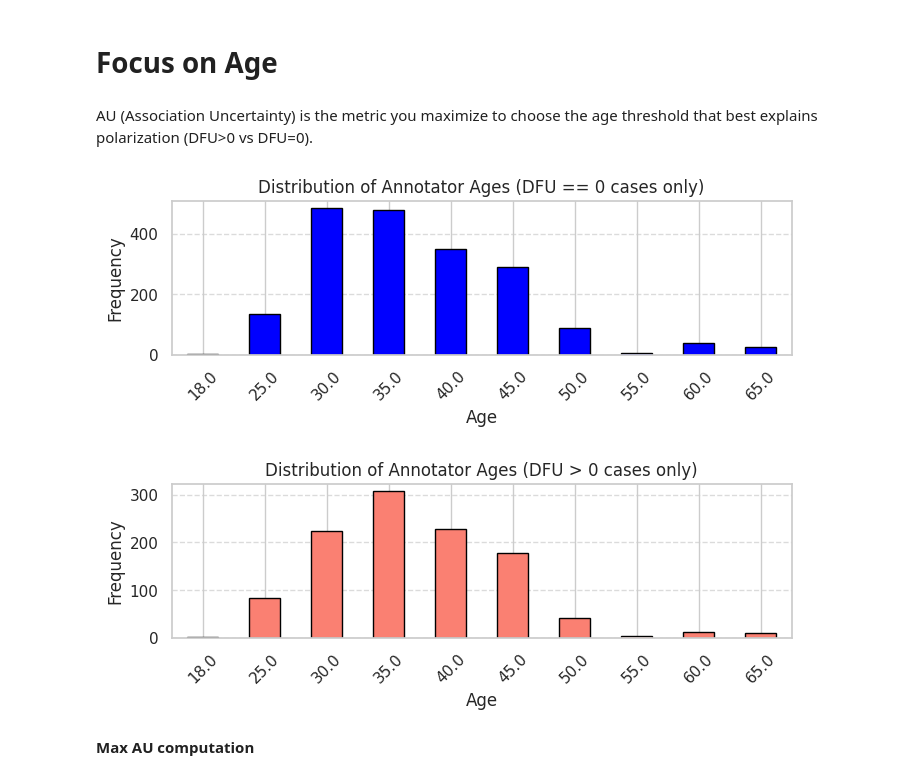
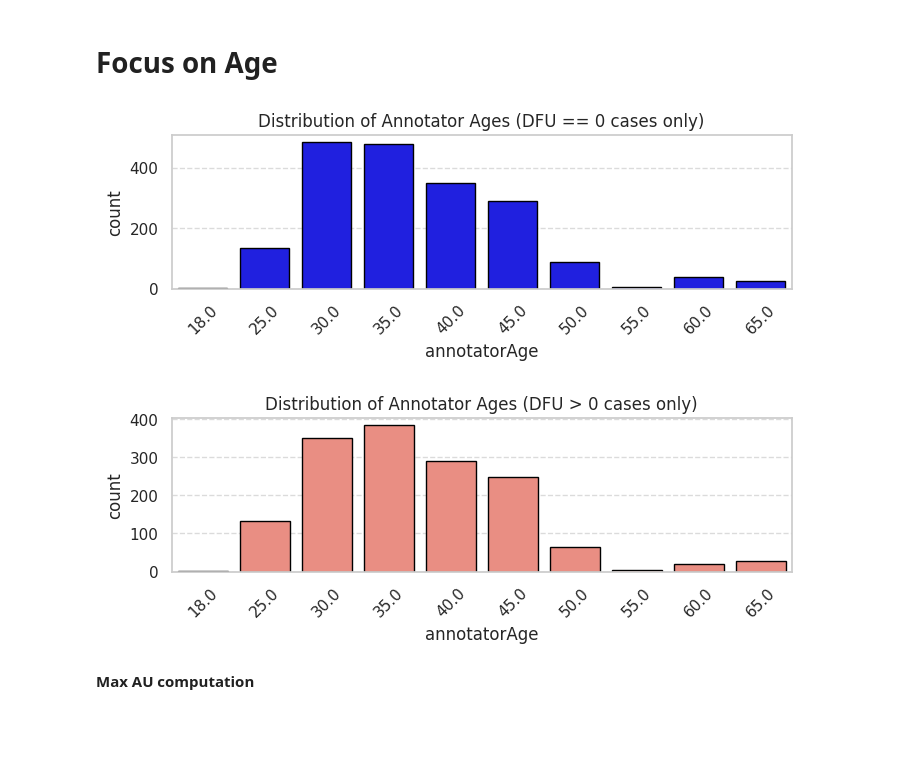
Before and after one commit to Swkratis210204/llm-dfu-bias-study, a Jupyter notebook: Thesis/Code/ThesisCodef.ipynb, the cells around one changed output. Cells and saved outputs as stored; diff of their text form; code cells hidden in the pictures; blank space fills up the shorter version.

```diff
--- a/Thesis/Code/ThesisCodef.ipynb
+++ b/Thesis/Code/ThesisCodef.ipynb
@@ -86,0 +76,3 @@ Tweet: """I am happy to report that drowning does kill this demonic entity. Oh h
+# %%
+cols_to_remove = ['bert', 'toany']
+df = df.drop(columns=[c for c in cols_to_remove if c in df.columns])
@@ -298,19 +251,18 @@ all_scores = [s for sublist in df["toyou"] for s in sublist if pd.notna(s)]
 counts = pd.Series(all_scores).value_counts().sort_index()
 
 # --- Plot histogram ---
-plt.figure(figsize=(8, 3.5))
-ax = sns.barplot(x=counts.index, y=counts.values, color="#4B8BBE", edgecolor="black")
+plt.figure(figsize=(8, 4))
+ax = sns.barplot(x=counts.index, y=counts.values, color="#4B9CD3", edgecolor="black")
 
 # Add value labels above bars
 for i, v in enumerate(counts.values):
     ax.text(i, v + 0.5, f"{int(v)}", ha="center", va="bottom", fontsize=10)
 
-plt.title("Distribution of 'toyou' Annotation Scores", fontsize=13, weight="bold")
+plt.title("Distribution of the Toxicity Ratings", fontsize=13, weight="bold")
 plt.xlabel("Toxicity Rating (1–5)")
 plt.ylabel("Count")
 plt.xticks(range(0, len(counts)))
 plt.grid(axis="y", linestyle="--", alpha=0.6)
 plt.tight_layout()
-plt.savefig("figures/toyou_hist.png", dpi=300, bbox_inches="tight")
 plt.show()
 # %% [output]
@@ -1027,15 +740,0 @@ plt.show()
-# %%
-df = att_train[["annotatorRace", "DFU"]].explode("annotatorRace")
-
-contingency = pd.crosstab(df["annotatorRace"], df["DFU"] > 0)
-
-print("Contingency table (rows=Race, cols=DFU>0):")
-print(contingency)
-
-chi2, p, dof, expected = chi2_contingency(contingency)
-
-print("\nChi-square test results:")
-print(f"χ² = {chi2:.3f}, df = {dof}, p-value = {p:.4f}")
-
-print("\nExpected counts under independence:")
-print(pd.DataFrame(expected, index=contingency.index, columns=contingency.columns))
@@ -1305,52 +1022,36 @@ White mean: 5.0, Black mean: 3.0
 White mean: 4.666666666666667, Black mean: 5.0
 # %% [markdown]
 # **Focus on Age**
-# %% [markdown]
-AU (Association Uncertainty) is the metric you maximize to choose the age threshold that best explains polarization (DFU>0 vs DFU=0).
 # %%
-polarized = attitudes[attitudes["DFU"] == 0]
+# Filter and prepare data
+df_long = df[df["DFU"] == 0].explode("annotatorAge").dropna(subset=["annotatorAge"])
+df_long["annotatorAge"] = pd.to_numeric(df_long["annotatorAge"], errors="coerce")
 
-# Explode ages to annotation-level
-df_long = polarized.explode(["annotatorAge"]).dropna(subset=["annotatorAge"])
-df_long["annotatorAge"] = pd.to_numeric(df_long["annotatorAge"], errors="coerce")
-df_long = df_long.dropna(subset=["annotatorAge"])
+# Plot
+plt.figure(figsize=(8, 2))
+sns.countplot(data=df_long, x="annotatorAge", color="blue", edgecolor="black")
 
-# Count frequencies
-age_counts = df_long["annotatorAge"].value_counts().sort_index()
-
-# Plot histogram
-plt.figure(figsize=(8,2))
-age_counts.plot(kind="bar", color="blue", edgecolor="black")
 plt.title("Distribution of Annotator Ages (DFU == 0 cases only)")
-plt.xlabel("Age")
-plt.ylabel("Frequency")
 plt.xticks(rotation=45)
 plt.grid(axis="y", linestyle="--", alpha=0.7)
 plt.show()
 # %% [output]
-[figure, old version]
+[figure, new version]
 # %%
-polarized = shortlist[shortlist["DFU"] > 0]
+# Filter and prepare data
+df_long = df[df["DFU"] > 0].explode("annotatorAge").dropna(subset=["annotatorAge"])
+df_long["annotatorAge"] = pd.to_numeric(df_long["annotatorAge"], errors="coerce")
 
-# Explode ages to annotation-level
-df_long = polarized.explode(["annotatorAge"]).dropna(subset=["annotatorAge"])
-df_long["annotatorAge"] = pd.to_numeric(df_long["annotatorAge"], errors="coerce")
-df_long = df_long.dropna(subset=["annotatorAge"])
+# Plot
+plt.figure(figsize=(8, 2))
+sns.countplot(data=df_long, x="annotatorAge", color="salmon", edgecolor="black")
 
-# Count frequencies
-age_counts = df_long["annotatorAge"].value_counts().sort_index()
-
-# Plot histogram
-plt.figure(figsize=(8,2))
-age_counts.plot(kind="bar", color="salmon", edgecolor="black")
 plt.title("Distribution of Annotator Ages (DFU > 0 cases only)")
-plt.xlabel("Age")
-plt.ylabel("Frequency")
 plt.xticks(rotation=45)
 plt.grid(axis="y", linestyle="--", alpha=0.7)
 plt.show()
 # %% [output]
-[figure, old version]
+[figure, new version]
 # %% [markdown]
 **Max AU computation**
 # %%
```
Also changed, not shown: parts of 261 cells of this notebook, 20 other files.
